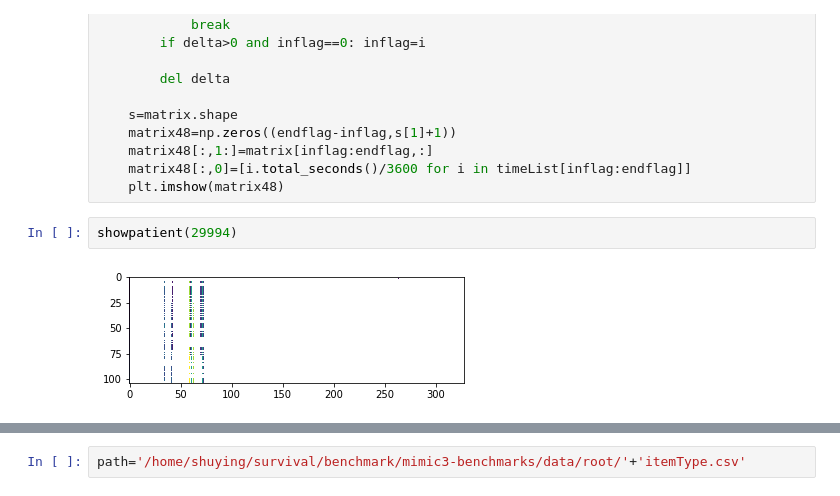
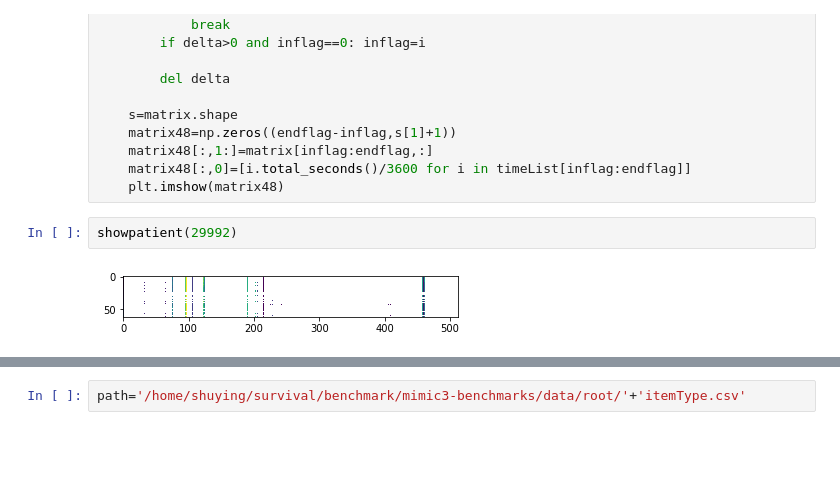
Before and after one commit to lwyanne/mimic3-benchmarks, a Jupyter notebook: mycode/test.ipynb, the cells around one changed output, grey strips where cells are left out. Drawn from its saved outputs; the diff is of its cells as text; blank space fills up the shorter version.

```diff
--- a/mycode/test.ipynb
+++ b/mycode/test.ipynb
@@ -50,9 +50,9 @@ def showpatient(i):
     matrix48[:,0]=[i.total_seconds()/3600 for i in timeList[inflag:endflag]]
     plt.imshow(matrix48)
 # %%
-showpatient(29994)
+showpatient(29992)
 # %% [output]
-[figure, old version]
+[figure, new version]
 # %%
 showpatient(29995)
 # %% [output]
```
Also changed, not shown: parts of 4 cells of this notebook.
